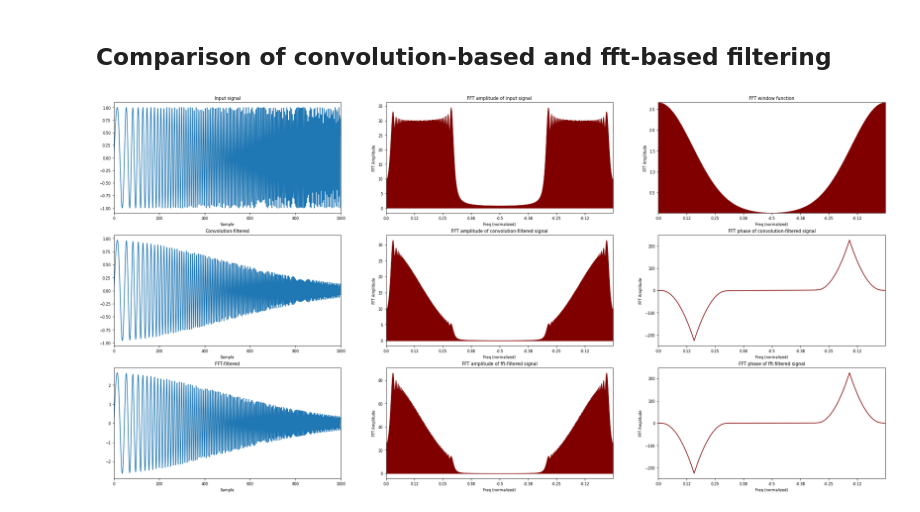
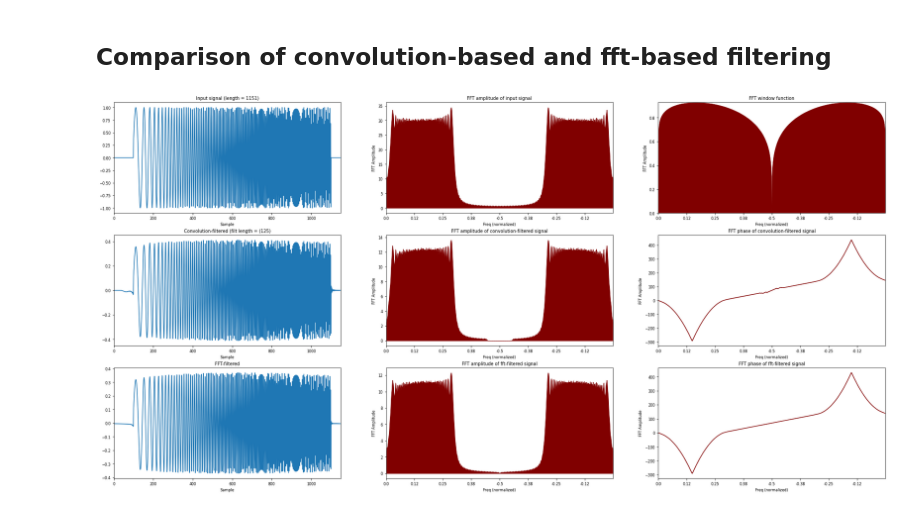
Before and after one commit to adamgogacz/time-series-processing, a Jupyter notebook: bandpass_filters.ipynb, the cells around one changed output. Drawn from its saved outputs; the diff is of its cells as text; code cells hidden in the pictures.

```diff
--- a/bandpass_filters.ipynb
+++ b/bandpass_filters.ipynb
@@ -40,3 +77,6 @@ def gauss(sig:np.ndarray, loc:float, scale:float):
+# %%
+def applyFffFilt(sig:np.ndarray,fftwin:np.ndarray):
+  return np.real(ifft(fftwin*fft(sig)))/np.sqrt(2*np.pi)
 # %%
 def sinc(Nsamp:int=1001):
   'Sinc filter'
@@ -47,14 +87,14 @@ def sinc(Nsamp:int=1001):
 # %%
 def genSweep(f0:float, f1:float, Nsamp:int):
   x=np.linspace(0,1,Nsamp)
-  return np.sin(2.*np.pi*Nsamp*(f0*x+((f1-f0)/2.)*x**2))
+  return np.concatenate((np.zeros(Nsamp//10),np.sin(np.pi/8+2.*np.pi*Nsamp*(f0*x+((f1-f0)/2.)*x**2)),np.zeros(Nsamp//20)))
 # %%
 def genSpike(k:int, Nsamp:int):
   x=np.zeros(Nsamp)
   x[k]=1
   return x
 # %%
-def plotResults(sig:np.ndarray, sigfiltconv:np.ndarray, sigfiltfft:np.ndarray, WIN:np.ndarray):
+def plotResults(sig:np.ndarray, sigfiltconv:np.ndarray, sigfiltfft:np.ndarray, fftwin:np.ndarray, filtconv:np.ndarray):
     fig, axs=plt.subplots(3, 3)
     fig.set_size_inches(30, 15)
     Nfreqxlabel=8; freqxlabelint=np.linspace(0,(Nfreqxlabel-1)/Nfreqxlabel,Nfreqxlabel)
@@ -66,7 +106,7 @@ def plotResults(sig:np.ndarray, sigfiltconv:np.ndarray, sigfiltfft:np.ndarray, W
     axs[0,0].plot(xsig[idxSigmin:idxSigmax],sig[idxSigmin:idxSigmax])
     axs[0,0].set_xlabel('Sample')
     axs[0,0].set_xlim(xsig[idxSigmin],xsig[idxSigmax])
-    axs[0,0].set_title(label='Input signal',fontdict=None, loc='center', pad=None)
+    axs[0,0].set_title(label=f'Input signal (length = {len(sig)})',fontdict=None, loc='center', pad=None)
     #--- FFT amplitude of the input signal
     SIG=np.abs(fft(sig))
     freqs=np.arange(len(SIG))
@@ -77,21 +117,22 @@ def plotResults(sig:np.ndarray, sigfiltconv:np.ndarray, sigfiltfft:np.ndarray, W
     axs[0,1].set_xticklabels(freqxlabels)
     axs[0,1].set_title(label='FFT amplitude of input signal',fontdict=None, loc='center', pad=None)
     #--- FFT amplitude of the window function
-    freqs=np.arange(len(WIN))
-    axs[0,2].fill_between(freqs,WIN,0.,color='maroon')
+    freqs=np.arange(len(fftwin))
+    axs[0,2].fill_between(freqs,fftwin,0.,color='maroon')
     axs[0,2].set(xlabel='Freq (normalized)', ylabel='FFT Amplitude')
-    axs[0,2].set_ylim(WIN.min(),WIN.max())
+    axs[0,2].set_ylim(fftwin.min(),fftwin.max())
     axs[0,2].set_xlim(freqs.min(),freqs.max())
-    axs[0,2].set_xticks(len(WIN)*freqxlabelint)
+    axs[0,2].set_xticks(len(fftwin)*freqxlabelint)
     axs[0,2].set_xticklabels(freqxlabels)
     axs[0,2].set_title(label='FFT window function',fontdict=None, loc='center', pad=None)
     #--- convolution-filtered signal
     idxmin=0; idxmax=len(sigfiltconv)-1
+    # idxmin=50; idxmax=200
     xfilt=np.arange(len(sigfiltconv))
     axs[1,0].plot(xfilt[idxmin:idxmax],sigfiltconv[idxmin:idxmax])
     axs[1,0].set_xlabel('Sample')
     axs[1,0].set_xlim(xfilt[idxmin],xfilt[idxmax])
-    axs[1,0].set_title(label='Convolution-filtered',fontdict=None, loc='center', pad=None)
+    axs[1,0].set_title(label=f'Convolution-filtered (filt length = ({len(filtconv)})',fontdict=None, loc='center', pad=None)
     #--- FFT amplitude of the convolution-filtered signal
     SIG_FILT=np.abs(fft(sigfiltconv))
     freqs=np.arange(len(SIG_FILT))
@@ -112,6 +153,7 @@ def plotResults(sig:np.ndarray, sigfiltconv:np.ndarray, sigfiltfft:np.ndarray, W
     axs[1,2].set_title(label='FFT phase of convolution-filtered signal',fontdict=None, loc='center', pad=None)
     #--- fft-filtered signal
     idxmin=0; idxmax=len(sigfiltfft)-1
+    # idxmin=50; idxmax=200
     xfilt=np.arange(len(sigfiltfft))
     axs[2,0].plot(xfilt[idxmin:idxmax],sigfiltfft[idxmin:idxmax])
     axs[2,0].set_xlabel('Sample')
@@ -141,18 +183,24 @@ def plotResults(sig:np.ndarray, sigfiltconv:np.ndarray, sigfiltfft:np.ndarray, W
 # %%
 def main():
     mu_1=0.0;         mu_2=0.3
-    sigma_1=0.15;     sigma_2=0.05
-    #--- generate sweep signal
-    f0=0.015; f1=0.3; Nsamp=1001; signal=genSweep(f0,f1,Nsamp)
-    #--- generate spike signal
-    # k= 100; Nsamp=1001; signal=genSpike(k,Nsamp)
-    #--- filter the signal
+    sigma_1=0.35;     sigma_2=0.05
+    #--- generate signal
+    f0=0.015; f1=0.3; Nsamp=1001; signal=genSweep(f0,f1,Nsamp) # sweep
+      # k=100; Nsamp=1001; signal=genSpike(k,Nsamp) # spike
+      # Nsamp=1001; signal=sinc(Nsamp) # sinc
+    #--- get fft window
     # sig, sigfiltconv, sigfiltfft, WIN = cdf_diff(sig=signal, loc1=mu_1, scale1=sigma_1, loc2=mu_2, scale2=sigma_2)
-    sig, sigfiltconv, sigfiltfft, WIN = gauss(sig=signal, loc=mu_1, scale=sigma_1)
+    # fftwin = gauss(filtlen=len(signal), loc=mu_1, scale=sigma_1)
+    # fftwin = sine_nthroot(filtlen=len(signal),nroot=5)
+    # fftwin = cos_nthroot(filtlen=len(signal),nroot=1)
+    fftwin = cos_nthroot(filtlen=len(signal),nroot=5)*sine_nthroot(filtlen=len(signal),nroot=15)
+    #--- apply fft and convolution filters
+    sigfiltfft = applyFffFilt(sig=signal, fftwin=fftwin)
+    fracuse=0.75; sigfiltconv, filtconv = applyConvFilt(sig=signal, fftwin=fftwin, threshold=fracuse)
     #--- plot results
-    plotResults(sig, sigfiltconv, sigfiltfft, WIN)
+    plotResults(sig=signal, sigfiltconv=sigfiltconv, sigfiltfft=sigfiltfft, fftwin=fftwin, filtconv=filtconv)
 
 if __name__=="__main__":
     main()
 # %% [output]
-[figure, old version]
+[figure, new version]
```
Also changed, not shown: parts of 8 cells of this notebook.
